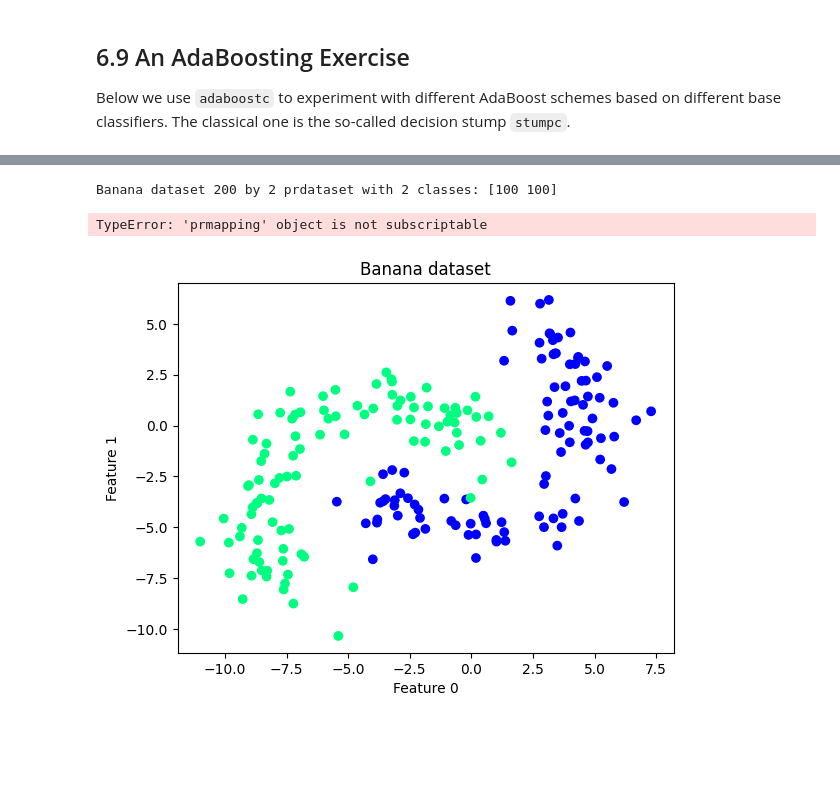
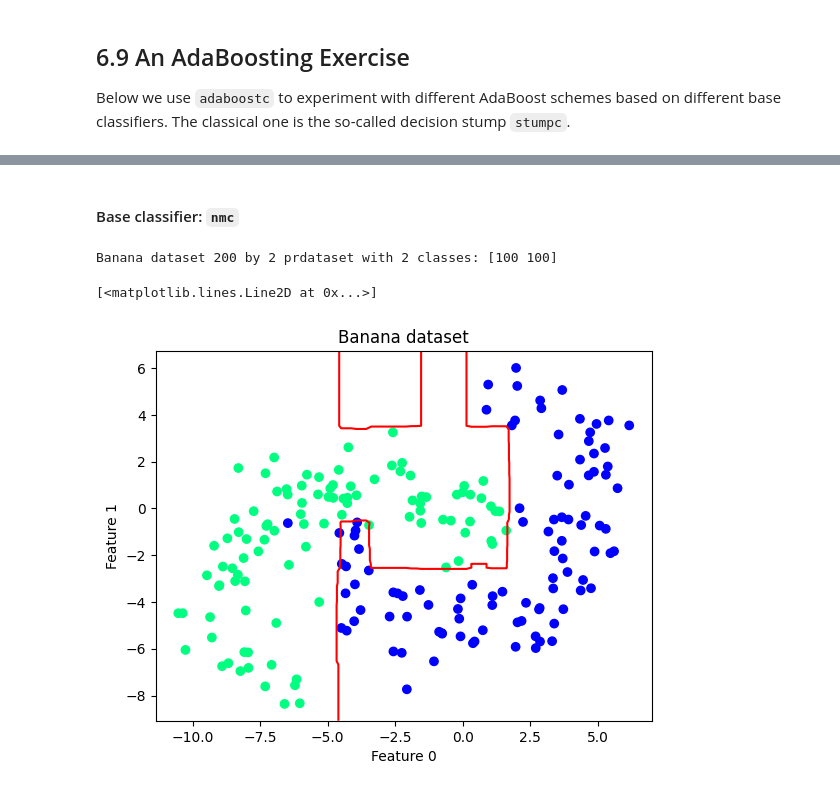
Before and after one commit to nadinekuo/MachineLearning1-Labs, a Jupyter notebook: 6-Reducing-and-Combining/combining-classifiers.ipynb, the cells around one changed output, grey strips where cells are left out. Saved outputs shown, nothing was run; the diff lists cells and outputs as text; code cells hidden in the pictures; blank space fills up the shorter version.

Commit message:
Notes on combining classifiers

```diff
--- a/6-Reducing-and-Combining/combining-classifiers.ipynb
+++ b/6-Reducing-and-Combining/combining-classifiers.ipynb
@@ -45,12 +61,14 @@ The classical one is the so-called decision stump `stumpc`.
+# %% [markdown]
+#### Base classifier: `nmc`
 # %%
 a = pr.gendatb([100, 100])
 print(a)
 pr.scatterd(a)
 
-# Visualize decision boundaries obtained by means of boosting when you combine 1, 10, 100 and 1000 base decision stumps
-# w = pr.adaboostc(task='train', x=a, w=pr.stumpc())
-w = pr.adaboostc(a, pr.stumpc(), 1000, [], 0)
+# TODO: Visualize decision boundaries obtained by means of boosting when you combine 1, 10, 100 and 1000 base decision stumps
+w = pr.adaboostc(a, [100], pr.nmc())
+pr.plotc(w, levels=[0], colors='r', gridsize=100)
 # %% [output]
 Banana dataset 200 by 2 prdataset with 2 classes: [100 100]
-TypeError: 'prmapping' object is not subscriptable
+[<matplotlib.lines.Line2D at 0x...>]
-[figure, old version]
+[figure, new version]
```
Also changed, not shown: parts of 5 cells of this notebook, 3 other files.
